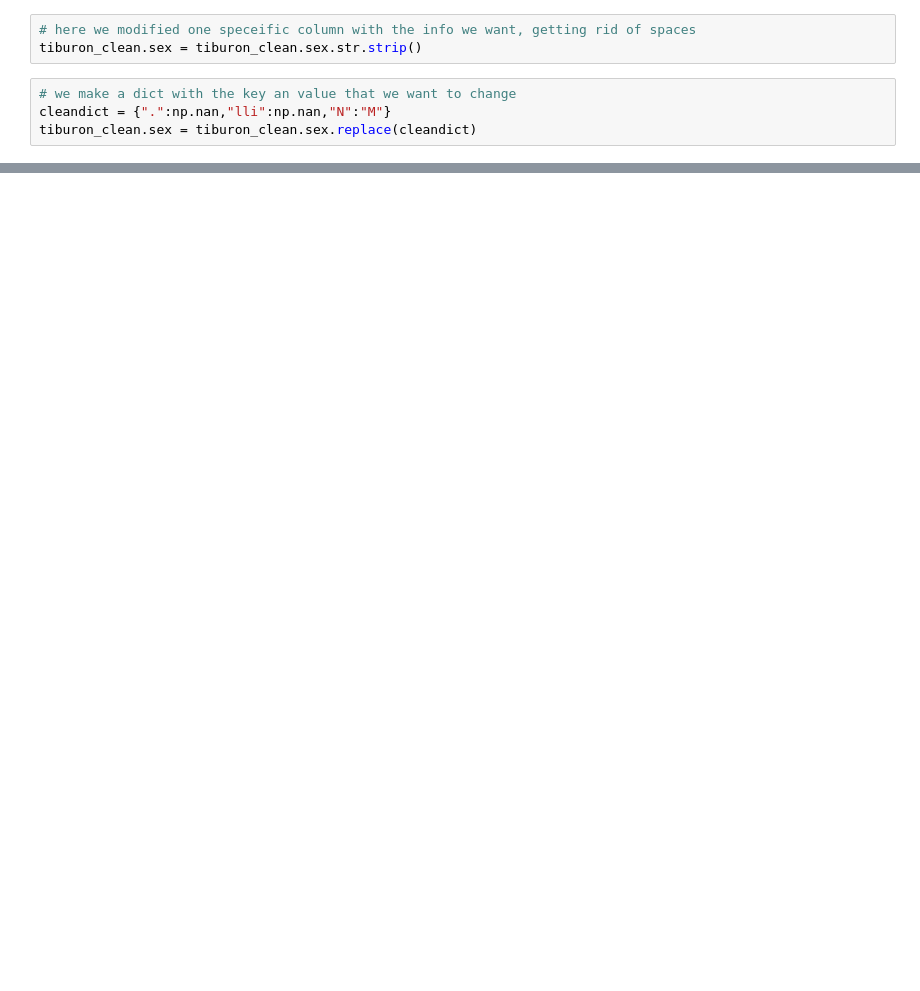
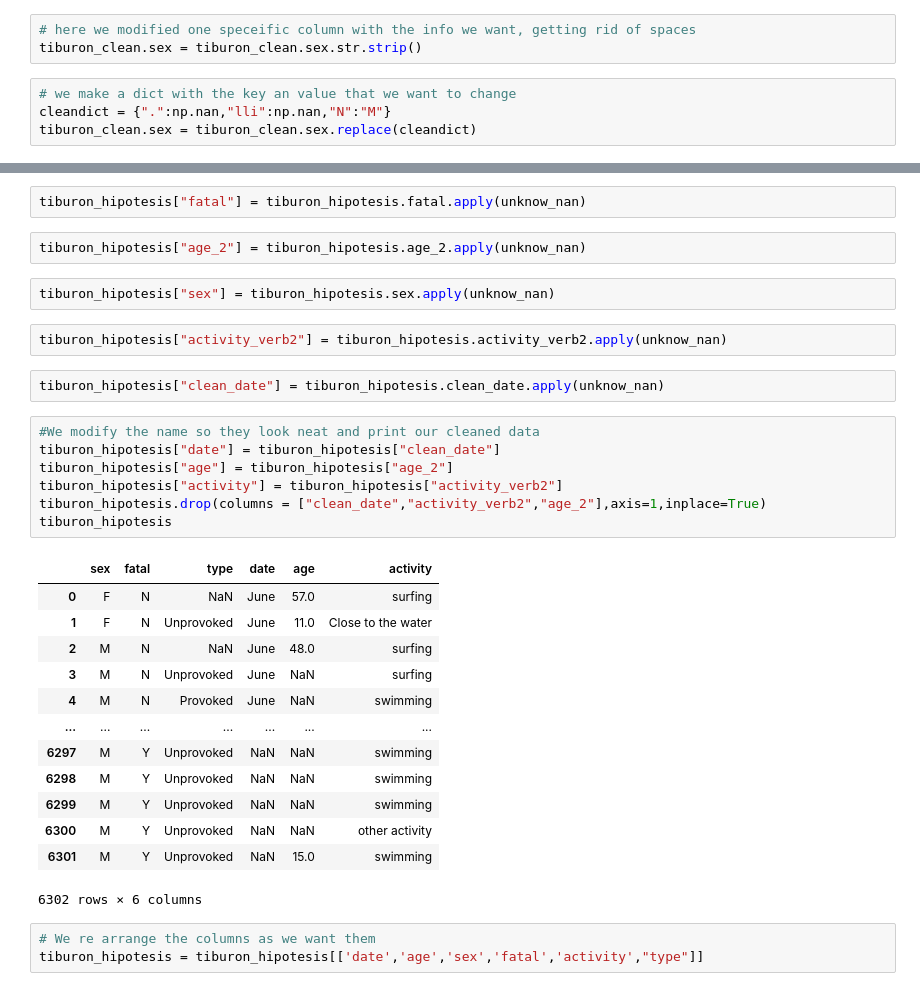
Before and after one commit to Gitfracto/data-cleaning-pandas, a Jupyter notebook: panditas.ipynb, the cells around one changed output, grey strips where cells are left out. Drawn from its saved outputs; the diff is of its cells as text; blank space fills up the shorter version.

```diff
--- a/panditas.ipynb
+++ b/panditas.ipynb
@@ -691,0 +652,34 @@ sns.kdeplot(x=tiburon_hipotesis.age_2, hue=tiburon_hipotesis.activity_verb2)
+# %%
+tiburon_hipotesis["fatal"] = tiburon_hipotesis.fatal.apply(unknow_nan)
+# %%
+tiburon_hipotesis["age_2"] = tiburon_hipotesis.age_2.apply(unknow_nan)
+# %%
+tiburon_hipotesis["sex"] = tiburon_hipotesis.sex.apply(unknow_nan)
+# %%
+tiburon_hipotesis["activity_verb2"] = tiburon_hipotesis.activity_verb2.apply(unknow_nan)
+# %%
+tiburon_hipotesis["clean_date"] = tiburon_hipotesis.clean_date.apply(unknow_nan)
+# %%
+#We modify the name so they look neat and print our cleaned data
+tiburon_hipotesis["date"] = tiburon_hipotesis["clean_date"]
+tiburon_hipotesis["age"] = tiburon_hipotesis["age_2"]
+tiburon_hipotesis["activity"] = tiburon_hipotesis["activity_verb2"]
+tiburon_hipotesis.drop(columns = ["clean_date","activity_verb2","age_2"],axis=1,inplace=True)
+tiburon_hipotesis
+# %% [output]
+|  | sex | fatal | type | date | age | activity |
+| 0 | F | N | NaN | June | 57.0 | surfing |
+| 1 | F | N | Unprovoked | June | 11.0 | Close to the water |
+| 2 | M | N | NaN | June | 48.0 | surfing |
+| 3 | M | N | Unprovoked | June | NaN | surfing |
+| 4 | M | N | Provoked | June | NaN | swimming |
+| ... | ... | ... | ... | ... | ... | ... |
+| 6297 | M | Y | Unprovoked | NaN | NaN | swimming |
+| 6298 | M | Y | Unprovoked | NaN | NaN | swimming |
+| 6299 | M | Y | Unprovoked | NaN | NaN | swimming |
+| 6300 | M | Y | Unprovoked | NaN | NaN | other activity |
+| 6301 | M | Y | Unprovoked | NaN | 15.0 | swimming |
+6302 rows × 6 columns
+# %%
+# We re arrange the columns as we want them
+tiburon_hipotesis = tiburon_hipotesis[['date','age','sex','fatal','activity',"type"]]
```
Also changed, not shown: parts of 78 cells of this notebook.
